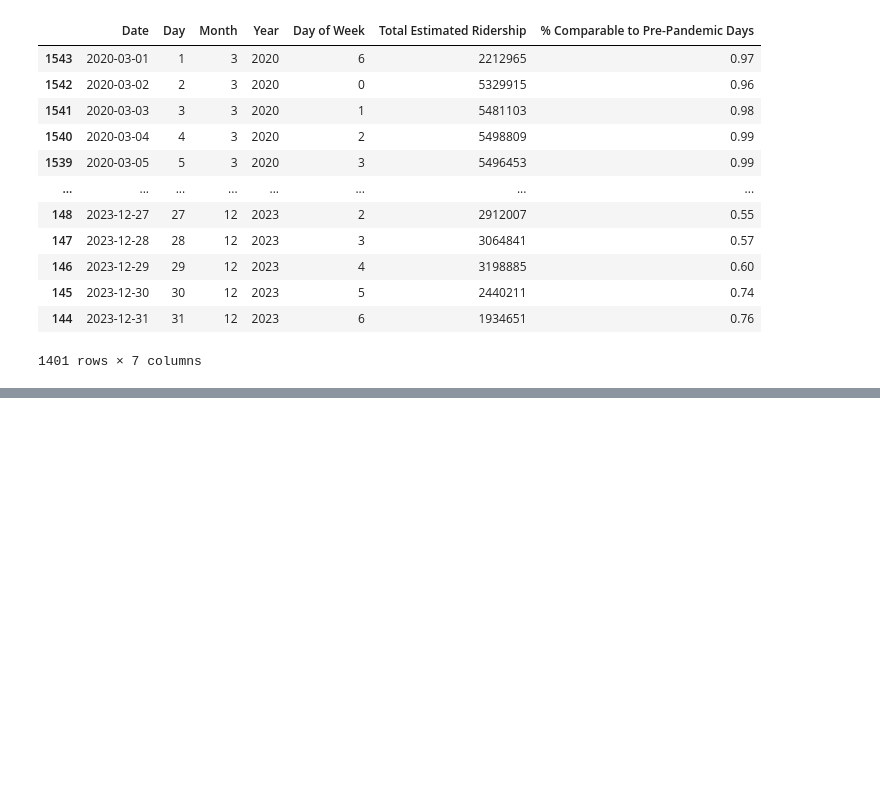
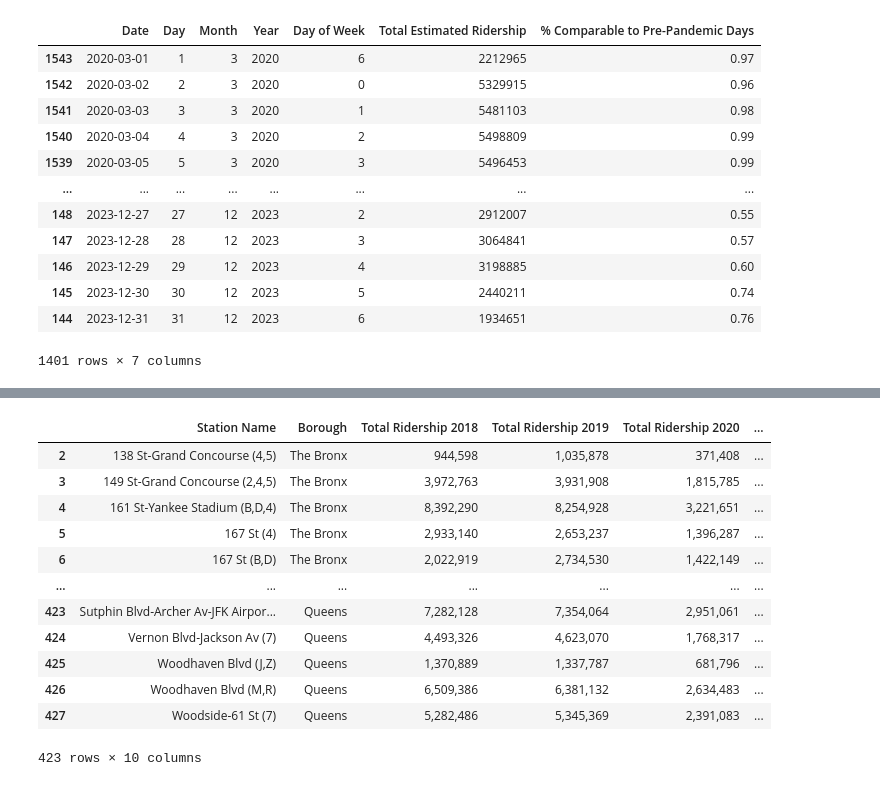
Before and after one commit to RafaelJMinaya/MTA-Subway-Ridership, a Jupyter notebook: mta-subway-analysis.ipynb, the cells around one changed output, grey strips where cells are left out. Cells and saved outputs as stored; diff of their text form; code cells hidden in the pictures; blank space fills up the shorter version.

```diff
--- a/mta-subway-analysis.ipynb
+++ b/mta-subway-analysis.ipynb
@@ -174,4 +180,53 @@ hourly_ridership_since_2022
 | 45109800 | 2023-05-28 14:00:00 | 5 | 28 | 2023 | 6 | 607 | 34 St-Herald Sq (B/D/F/M/N/Q/R/W) | ... |
 | 45109801 | 2023-03-15 14:00:00 | 3 | 15 | 2023 | 2 | 608 | 4 Av (F/G)/9 St (R) | ... |
 16214001 rows × 11 columns
+# %%
+total_ridership_since_2018 = pd.read_csv('/kaggle/input/mta-daily-ridership-data-beginning-2020/2023 Subway Tables - Annual Total.csv')
+
+#Rework data header and columns
+total_ridership_since_2018.columns = total_ridership_since_2018.iloc[0]
+total_ridership_since_2018 = total_ridership_since_2018[1:]
+
+#Renaming some columns
+total_ridership_since_2018.rename(columns={'Station (alphabetical by borough)': 'Station Name',
+                                           'Boro': 'Borough',
+                                           '2018': 'Total Ridership 2018',
+                                           '2019': 'Total Ridership 2019',
+                                           '2020': 'Total Ridership 2020',
+                                           '2021': 'Total Ridership 2021',
+                                           '2022': 'Total Ridership 2022',
+                                           '2023': 'Total Ridership 2023',
+                                           '2022-2023 Change': '2022 to 2023 Change',
+                                           '2023 Rank': '2023 Ridership Rank'},
+                                  inplace=True)
+
+#Drop columns that are not needed
+total_ridership_since_2018 = total_ridership_since_2018.iloc[:, :1].join(total_ridership_since_2018.iloc[:, 2:])
+total_ridership_since_2018 = total_ridership_since_2018.iloc[:, :9].join(total_ridership_since_2018.iloc[:, 10:])
+
+#Delete rows that don't have any numeric values for analysis
+total_ridership_since_2018.dropna(subset=['Borough'], inplace=True)
+
+#Replace names of borough
+replacements = {'Bx': 'The Bronx', 'Q': 'Queens', 'B': 'Brooklyn', 'M': 'Manhattan'}
+total_ridership_since_2018['Borough'] = total_ridership_since_2018['Borough'].replace(replacements)
+
+
+
+
+total_ridership_since_2018
+# %% [output]
+|  | Station Name | Borough | Total Ridership 2018 | Total Ridership 2019 | Total Ridership 2020 | ... |
+| 2 | 138 St-Grand Concourse (4,5) | The Bronx | 944,598 | 1,035,878 | 371,408 | ... |
+| 3 | 149 St-Grand Concourse (2,4,5) | The Bronx | 3,972,763 | 3,931,908 | 1,815,785 | ... |
+| 4 | 161 St-Yankee Stadium (B,D,4) | The Bronx | 8,392,290 | 8,254,928 | 3,221,651 | ... |
+| 5 | 167 St (4) | The Bronx | 2,933,140 | 2,653,237 | 1,396,287 | ... |
+| 6 | 167 St (B,D) | The Bronx | 2,022,919 | 2,734,530 | 1,422,149 | ... |
+| ... | ... | ... | ... | ... | ... | ... |
+| 423 | Sutphin Blvd-Archer Av-JFK Airpor... | Queens | 7,282,128 | 7,354,064 | 2,951,061 | ... |
+| 424 | Vernon Blvd-Jackson Av (7) | Queens | 4,493,326 | 4,623,070 | 1,768,317 | ... |
+| 425 | Woodhaven Blvd (J,Z) | Queens | 1,370,889 | 1,337,787 | 681,796 | ... |
+| 426 | Woodhaven Blvd (M,R) | Queens | 6,509,386 | 6,381,132 | 2,634,483 | ... |
+| 427 | Woodside-61 St (7) | Queens | 5,282,486 | 5,345,369 | 2,391,083 | ... |
+423 rows × 10 columns
 # %%
```
Also changed, not shown: parts of 7 cells of this notebook.
